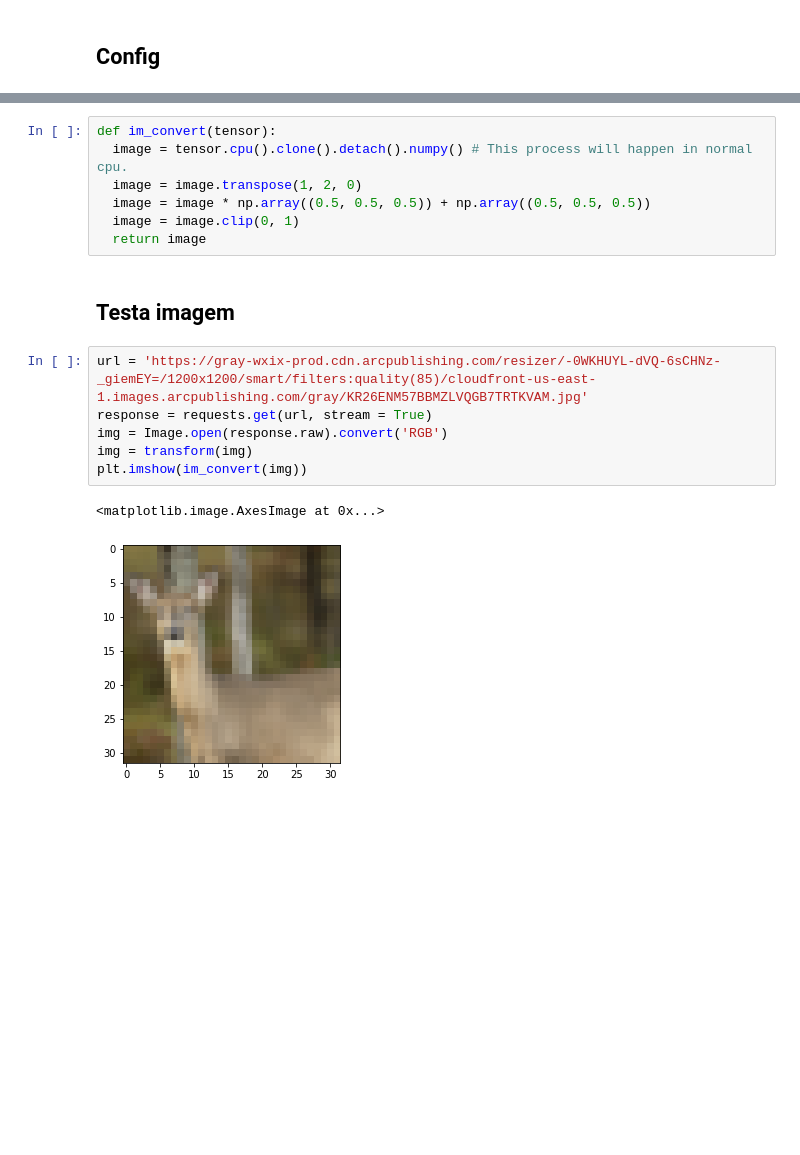
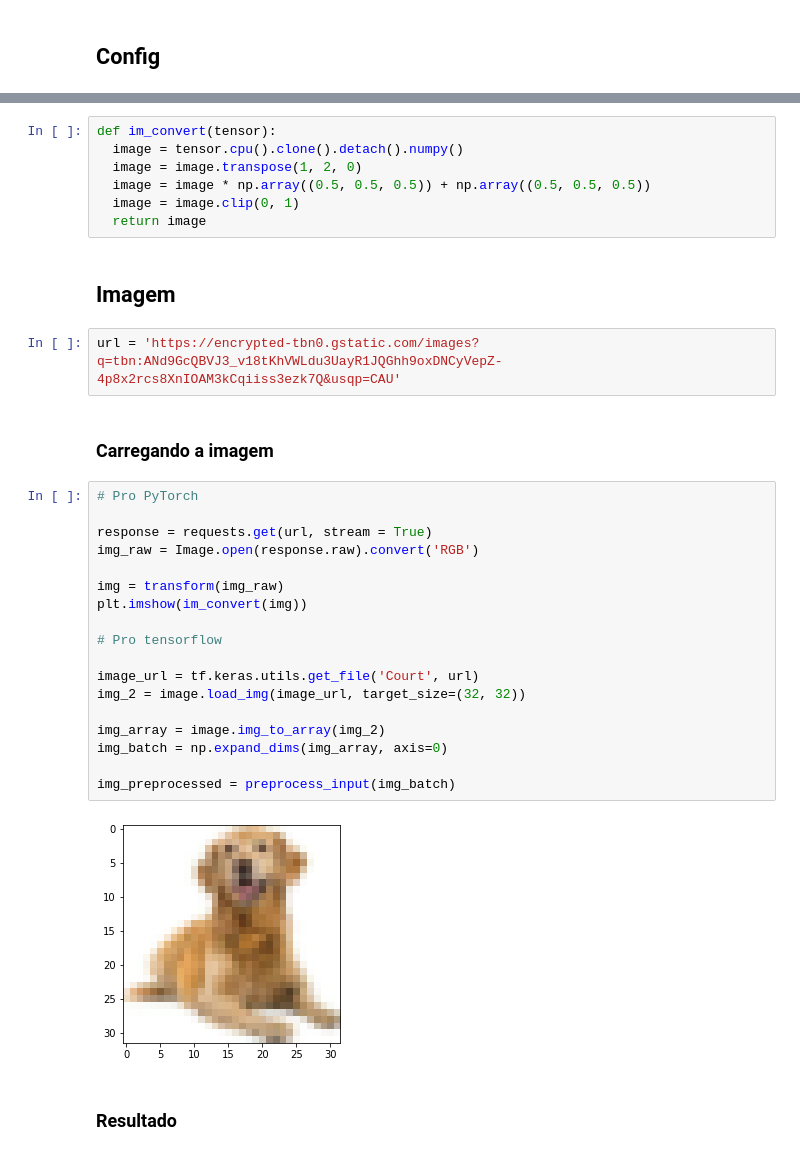
Before and after one commit to NicolasM3/final_TIC, a Jupyter notebook: versao_final.ipynb, the cells around one changed output, grey strips where cells are left out. Saved outputs shown, nothing was run; the diff lists cells and outputs as text; blank space fills up the shorter version.

```diff
--- a/versao_final.ipynb
+++ b/versao_final.ipynb
@@ -653,18 +773,35 @@ from torchvision import transforms
 # %%
 def im_convert(tensor):
-  image = tensor.cpu().clone().detach().numpy() # This process will happen in normal cpu.
+  image = tensor.cpu().clone().detach().numpy()
   image = image.transpose(1, 2, 0)
   image = image * np.array((0.5, 0.5, 0.5)) + np.array((0.5, 0.5, 0.5))
   image = image.clip(0, 1)
   return image
+# %% [markdown]
+## Imagem
+# %%
+url = 'https://encrypted-tbn0.gstatic.com/images?q=tbn:ANd9GcQBVJ3_v18tKhVWLdu3UayR1JQGhh9oxDNCyVepZ-4p8x2rcs8XnIOAM3kCqiiss3ezk7Q&usqp=CAU'
 # %% [markdown]
-## Testa imagem
+### Carregando a imagem
-# %%
-url = 'https://gray-wxix-prod.cdn.arcpublishing.com/resizer/-0WKHUYL-dVQ-6sCHNz-_giemEY=/1200x1200/smart/filters:quality(85)/cloudfront-us-east-1.images.arcpublishing.com/gray/KR26ENM57BBMZLVQGB7TRTKVAM.jpg'
-response = requests.get(url, stream = True)
-img = Image.open(response.raw).convert('RGB')
-img = transform(img)
-plt.imshow(im_convert(img))
-# %% [output]
-<matplotlib.image.AxesImage at 0x...>
-[figure, removed]
+# %%
+# Pro PyTorch
+
+response = requests.get(url, stream = True)
+img_raw = Image.open(response.raw).convert('RGB')
+
+img = transform(img_raw)
+plt.imshow(im_convert(img))
+
+# Pro tensorflow
+
+image_url = tf.keras.utils.get_file('Court', url)
+img_2 = image.load_img(image_url, target_size=(32, 32))
+
+img_array = image.img_to_array(img_2)
+img_batch = np.expand_dims(img_array, axis=0)
+
+img_preprocessed = preprocess_input(img_batch)
+# %% [output]
+[figure, added]
+# %% [markdown]
+### Resultado
```
Also changed, not shown: parts of 25 cells of this notebook.
